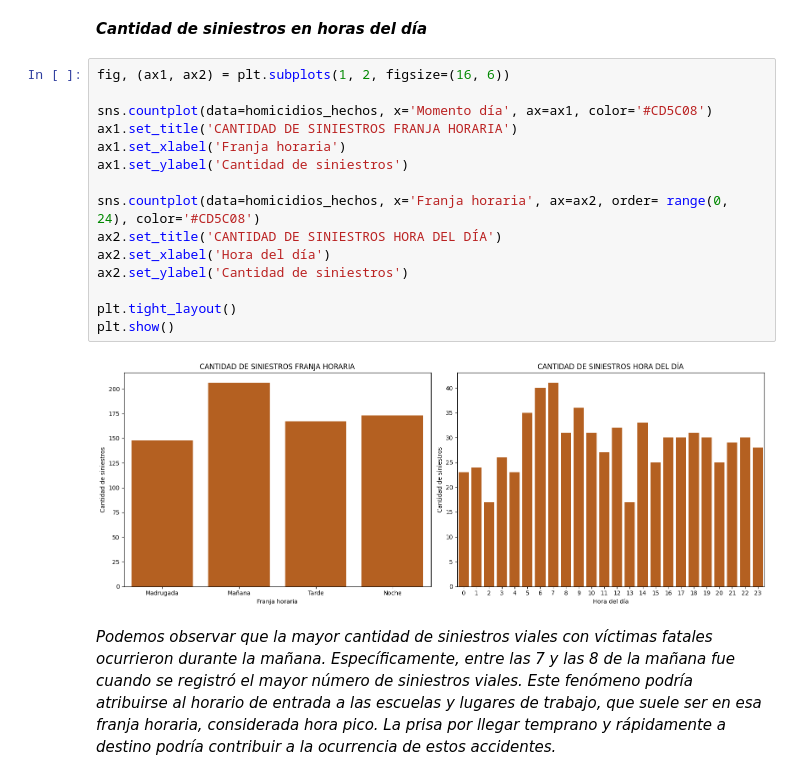
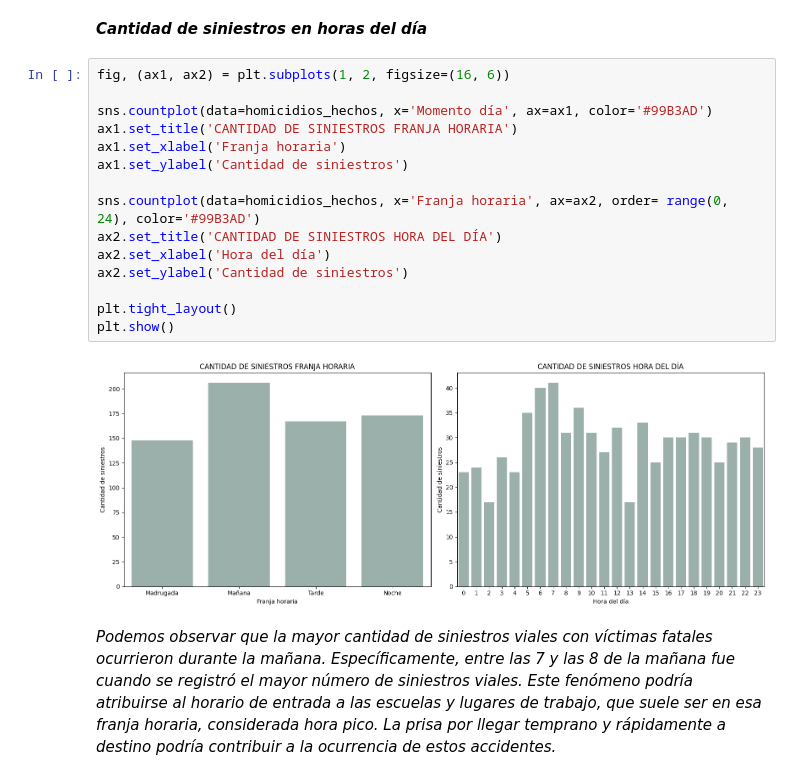
Before and after one commit to MiliTrres/SiniestrosViales-PI2-Henry, a Jupyter notebook: EDA.ipynb, the cells around one changed output. Cells and saved outputs as stored; diff of their text form.

```diff
--- a/EDA.ipynb
+++ b/EDA.ipynb
@@ -746,20 +779,20 @@ warnings.filterwarnings("ignore", "use_inf_as_na")
 # %%
 fig, (ax1, ax2) = plt.subplots(1, 2, figsize=(16, 6))
 
-sns.countplot(data=homicidios_hechos, x='Momento día', ax=ax1, color='#CD5C08')
+sns.countplot(data=homicidios_hechos, x='Momento día', ax=ax1, color='#99B3AD')
 ax1.set_title('CANTIDAD DE SINIESTROS FRANJA HORARIA')
 ax1.set_xlabel('Franja horaria')
 ax1.set_ylabel('Cantidad de siniestros')
 
-sns.countplot(data=homicidios_hechos, x='Franja horaria', ax=ax2, order= range(0, 24), color='#CD5C08')
+sns.countplot(data=homicidios_hechos, x='Franja horaria', ax=ax2, order= range(0, 24), color='#99B3AD')
 ax2.set_title('CANTIDAD DE SINIESTROS HORA DEL DÍA')
 ax2.set_xlabel('Hora del día')
 ax2.set_ylabel('Cantidad de siniestros')
 
 plt.tight_layout()
 plt.show()
 # %% [output]
-[figure, old version]
+[figure, new version]
 # %% [markdown]
 *Podemos observar que la mayor cantidad de siniestros viales con víctimas fatales ocurrieron durante la mañana. Específicamente, entre las 7 y las 8 de la mañana fue cuando se registró el mayor número de siniestros viales. Este fenómeno podría atribuirse al horario de entrada a las escuelas y lugares de trabajo, que suele ser en esa franja horaria, considerada hora pico. La prisa por llegar temprano y rápidamente a destino podría contribuir a la ocurrencia de estos accidentes.*
 # %% [markdown]
```
Also changed, not shown: parts of 22 cells of this notebook, 1 other file.
